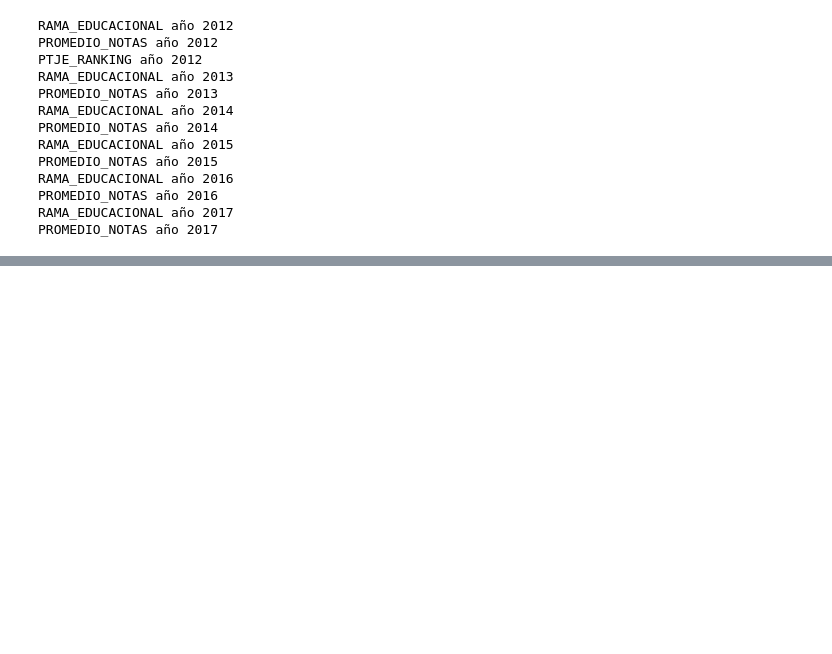
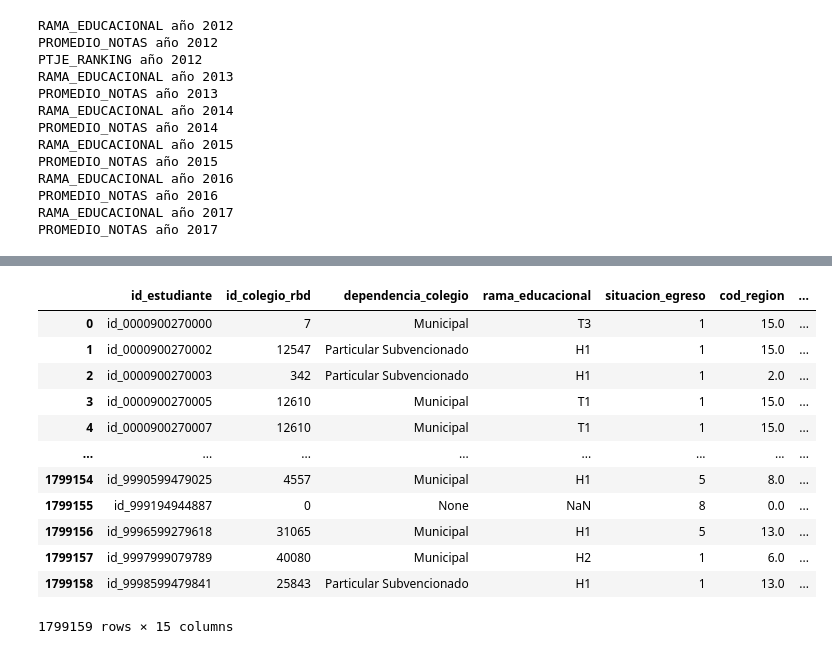
Before and after one commit to BenjaCidR/Proyecto-DEMRE, a Jupyter notebook: notebooks/Limpieza_2012-2018.ipynb, the cells around one changed output, grey strips where cells are left out. Saved outputs shown, nothing was run; the diff lists cells and outputs as text; code cells hidden in the pictures; blank space fills up the shorter version.

```diff
--- a/notebooks/Limpieza_2012-2018.ipynb
+++ b/notebooks/Limpieza_2012-2018.ipynb
@@ -318,0 +354,20 @@ plt.show()
+# %%
+import pandas as pd
+
+df = pd.read_parquet("../dato_procesados_12-18.parquet")
+
+df
+# %% [output]
+|  | id_estudiante | id_colegio_rbd | dependencia_colegio | rama_educacional | situacion_egreso | cod_region | ... |
+| 0 | id_0000900270000 | 7 | Municipal | T3 | 1 | 15.0 | ... |
+| 1 | id_0000900270002 | 12547 | Particular Subvencionado | H1 | 1 | 15.0 | ... |
+| 2 | id_0000900270003 | 342 | Particular Subvencionado | H1 | 1 | 2.0 | ... |
+| 3 | id_0000900270005 | 12610 | Municipal | T1 | 1 | 15.0 | ... |
+| 4 | id_0000900270007 | 12610 | Municipal | T1 | 1 | 15.0 | ... |
+| ... | ... | ... | ... | ... | ... | ... | ... |
+| 1799154 | id_9990599479025 | 4557 | Municipal | H1 | 5 | 8.0 | ... |
+| 1799155 | id_999194944887 | 0 | None | NaN | 8 | 0.0 | ... |
+| 1799156 | id_9996599279618 | 31065 | Municipal | H1 | 5 | 13.0 | ... |
+| 1799157 | id_9997999079789 | 40080 | Municipal | H2 | 1 | 6.0 | ... |
+| 1799158 | id_9998599479841 | 25843 | Particular Subvencionado | H1 | 1 | 13.0 | ... |
+1799159 rows × 15 columns
```
Also changed, not shown: parts of 33 cells of this notebook, 2 other files.
